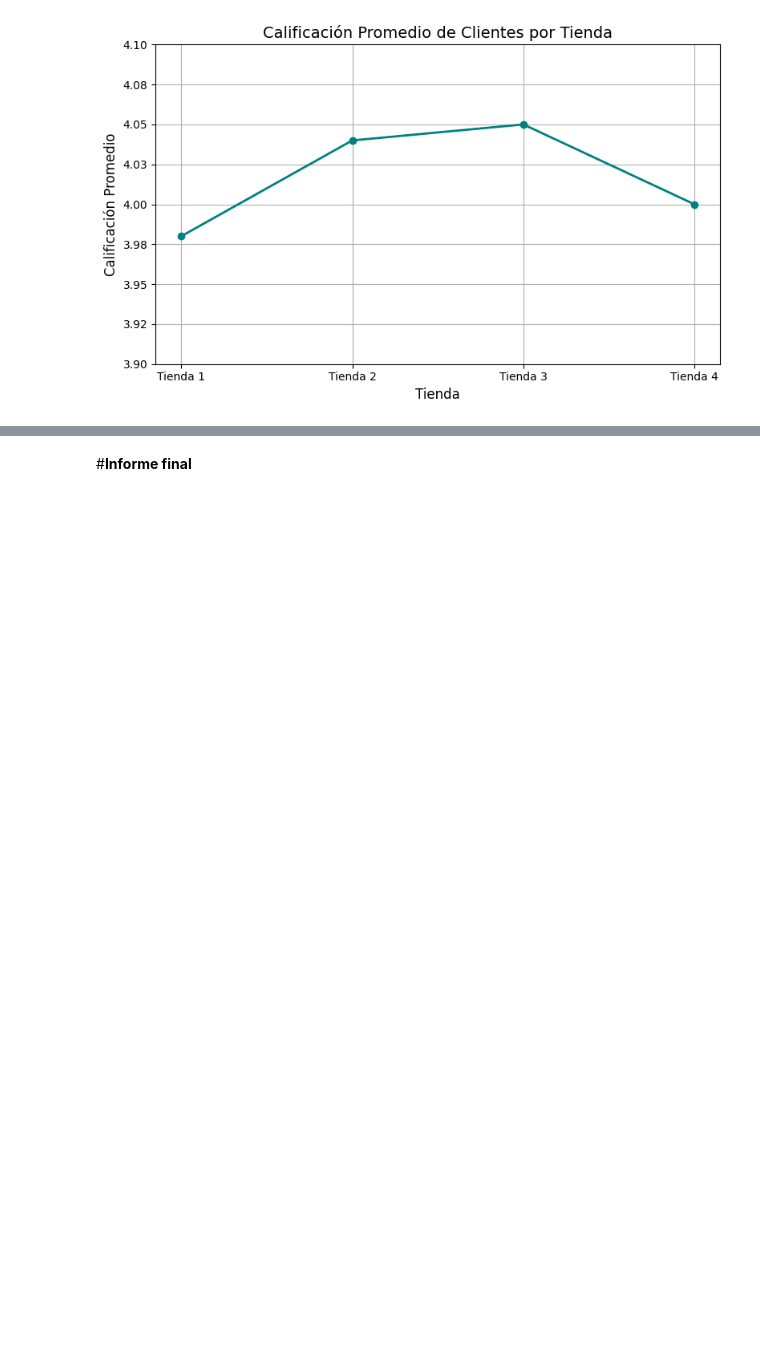
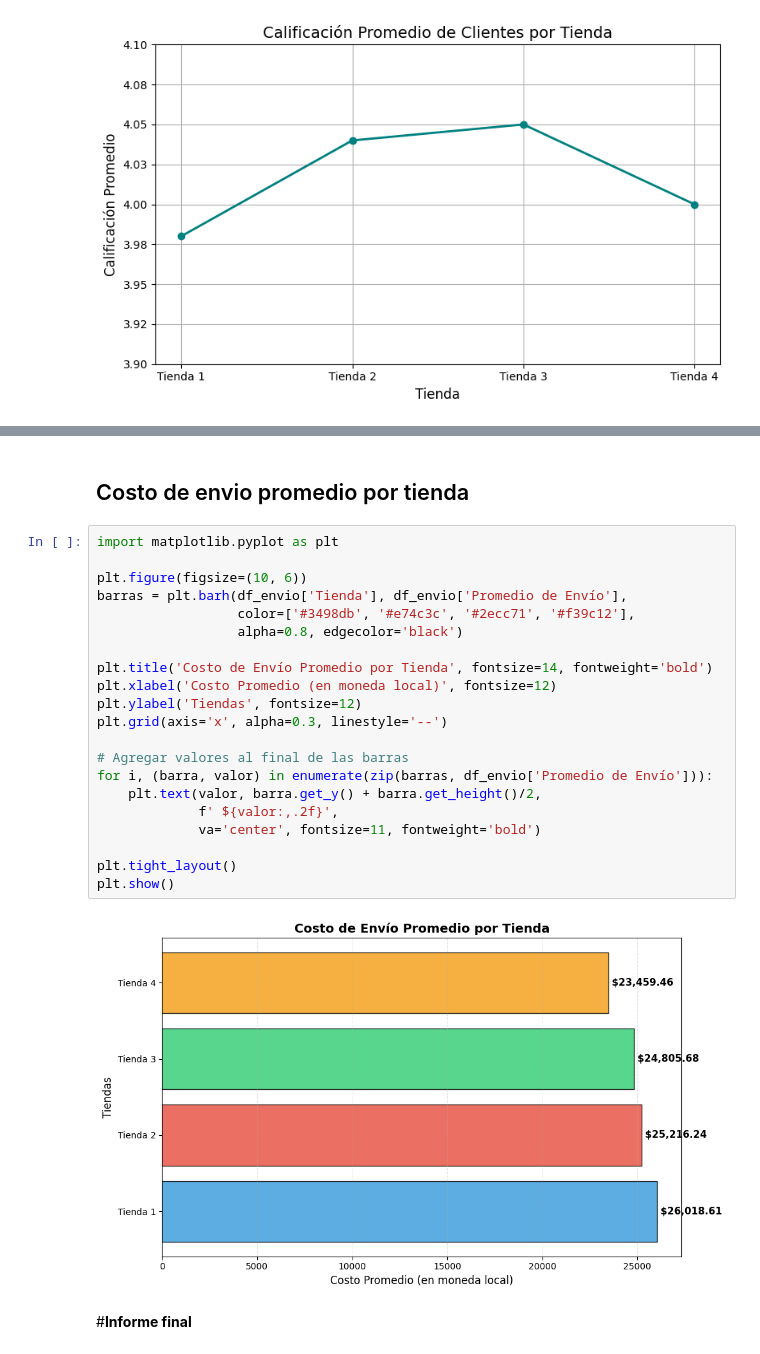
Before and after one commit to rluzav/challenge-alura-store-latam, a Jupyter notebook: Challenge-AluraStoreLatam.ipynb, the cells around one changed output, grey strips where cells are left out. Saved outputs shown, nothing was run; the diff lists cells and outputs as text; blank space fills up the shorter version.

Commit message:
Add Proyecto Finalizado

```diff
--- a/Challenge-AluraStoreLatam.ipynb
+++ b/Challenge-AluraStoreLatam.ipynb
@@ -454,3 +517,28 @@ plt.show()
+# %% [markdown]
+## Costo de envio promedio por tienda
+# %%
+import matplotlib.pyplot as plt
+
+plt.figure(figsize=(10, 6))
+barras = plt.barh(df_envio['Tienda'], df_envio['Promedio de Envío'],
+                  color=['#3498db', '#e74c3c', '#2ecc71', '#f39c12'],
+                  alpha=0.8, edgecolor='black')
+
+plt.title('Costo de Envío Promedio por Tienda', fontsize=14, fontweight='bold')
+plt.xlabel('Costo Promedio (en moneda local)', fontsize=12)
+plt.ylabel('Tiendas', fontsize=12)
+plt.grid(axis='x', alpha=0.3, linestyle='--')
+
+# Agregar valores al final de las barras
+for i, (barra, valor) in enumerate(zip(barras, df_envio['Promedio de Envío'])):
+    plt.text(valor, barra.get_y() + barra.get_height()/2,
+             f' ${valor:,.2f}',
+             va='center', fontsize=11, fontweight='bold')
+
+plt.tight_layout()
+plt.show()
+# %% [output]
+[figure, added]
 # %% [markdown]
 #**Informe final**
 # %% [markdown]
```
Also changed, not shown: parts of 7 cells of this notebook.
